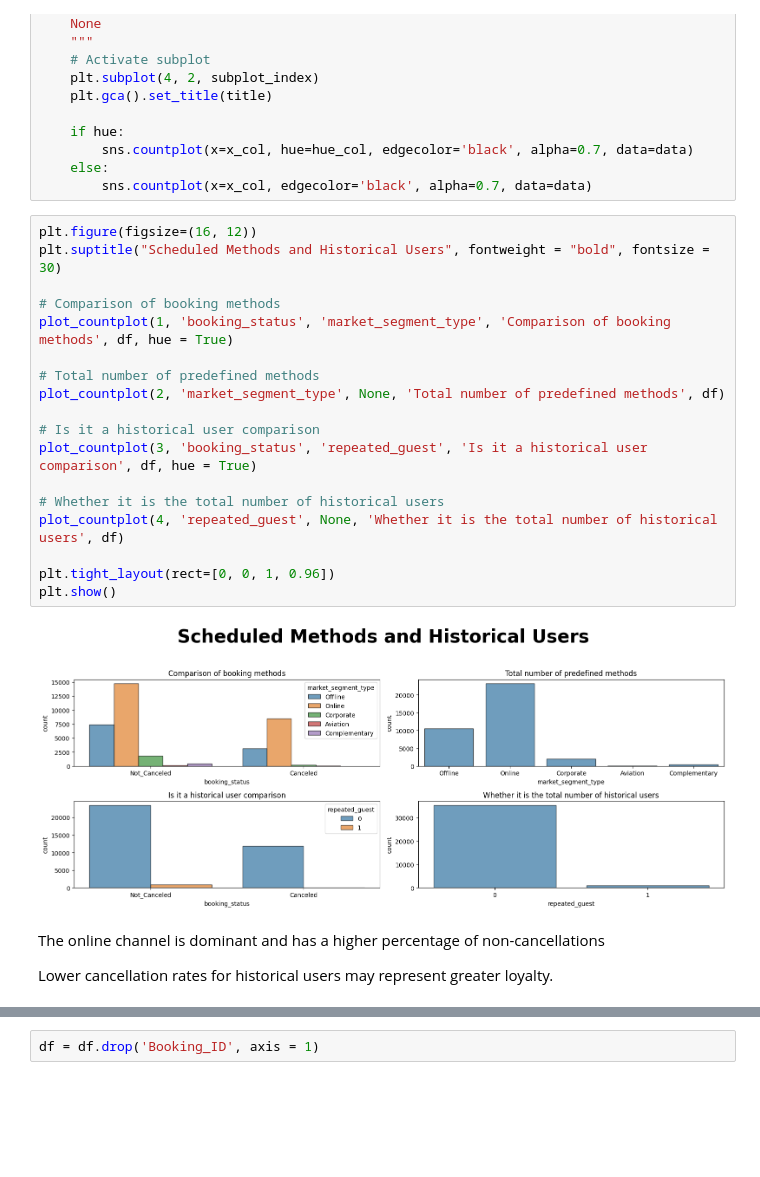
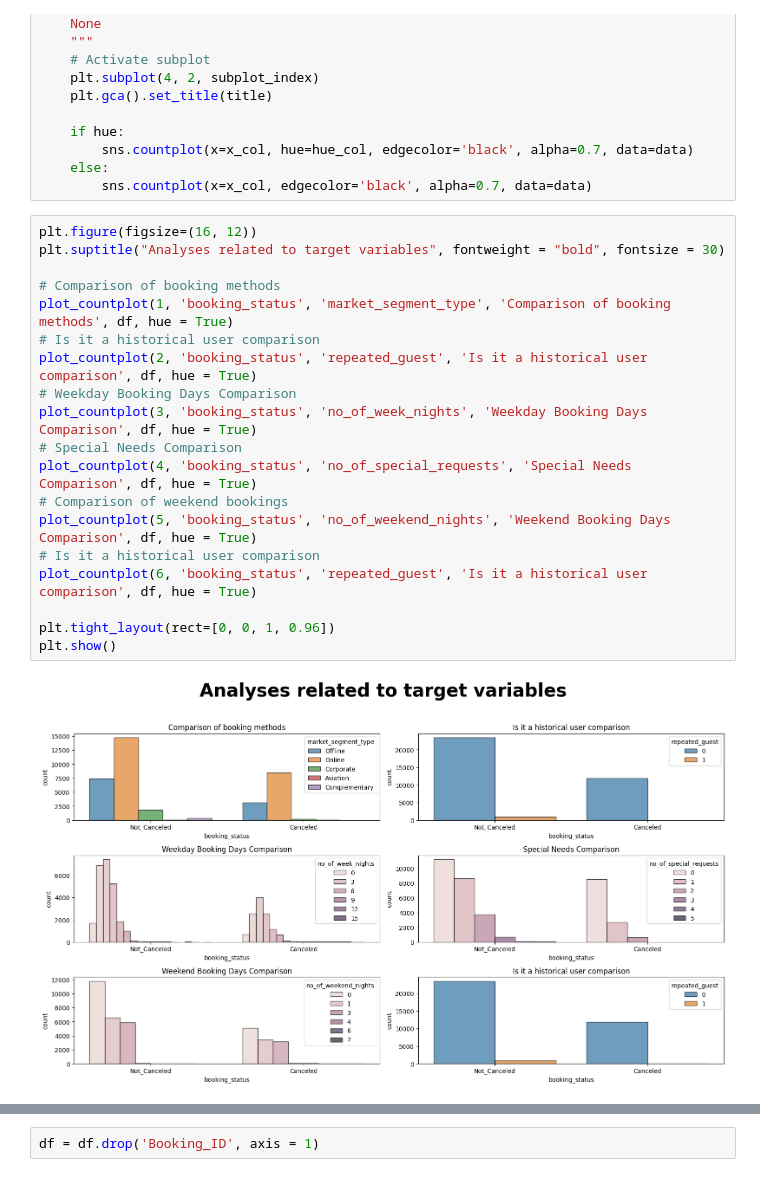
Before and after one commit to guanzi96/spbu-machine-learning-tasks, a Jupyter notebook: hw1_cassification _regression.ipynb, the cells around one changed output, grey strips where cells are left out. Saved outputs shown, nothing was run; the diff lists cells and outputs as text; blank space fills up the shorter version.

```diff
--- a/hw1_cassification _regression.ipynb
+++ b/hw1_cassification _regression.ipynb
@@ -132,25 +145,22 @@ def plot_countplot(subplot_index, x_col, hue_col, title, data, hue = False) -> N
         sns.countplot(x=x_col, edgecolor='black', alpha=0.7, data=data)
 # %%
 plt.figure(figsize=(16, 12))
-plt.suptitle("Scheduled Methods and Historical Users", fontweight = "bold", fontsize = 30)
+plt.suptitle("Analyses related to target variables", fontweight = "bold", fontsize = 30)
 
 # Comparison of booking methods
 plot_countplot(1, 'booking_status', 'market_segment_type', 'Comparison of booking methods', df, hue = True)
-
-# Total number of predefined methods
-plot_countplot(2, 'market_segment_type', None, 'Total number of predefined methods', df)
-
 # Is it a historical user comparison
-plot_countplot(3, 'booking_status', 'repeated_guest', 'Is it a historical user comparison', df, hue = True)
-
-# Whether it is the total number of historical users
-plot_countplot(4, 'repeated_guest', None, 'Whether it is the total number of historical users', df)
+plot_countplot(2, 'booking_status', 'repeated_guest', 'Is it a historical user comparison', df, hue = True)
+# Weekday Booking Days Comparison
+plot_countplot(3, 'booking_status', 'no_of_week_nights', 'Weekday Booking Days Comparison', df, hue = True)
+# Special Needs Comparison
+plot_countplot(4, 'booking_status', 'no_of_special_requests', 'Special Needs Comparison', df, hue = True)
+# Comparison of weekend bookings
+plot_countplot(5, 'booking_status', 'no_of_weekend_nights', 'Weekend Booking Days Comparison', df, hue = True)
+# Is it a historical user comparison
+plot_countplot(6, 'booking_status', 'repeated_guest', 'Is it a historical user comparison', df, hue = True)
 
 plt.tight_layout(rect=[0, 0, 1, 0.96])
 plt.show()
 # %% [output]
-[figure, old version]
+[figure, new version]
-# %% [markdown]
-The online channel is dominant and has a higher percentage of non-cancellations
-
-Lower cancellation rates for historical users may represent greater loyalty.
```
Also changed, not shown: parts of 21 cells of this notebook.
